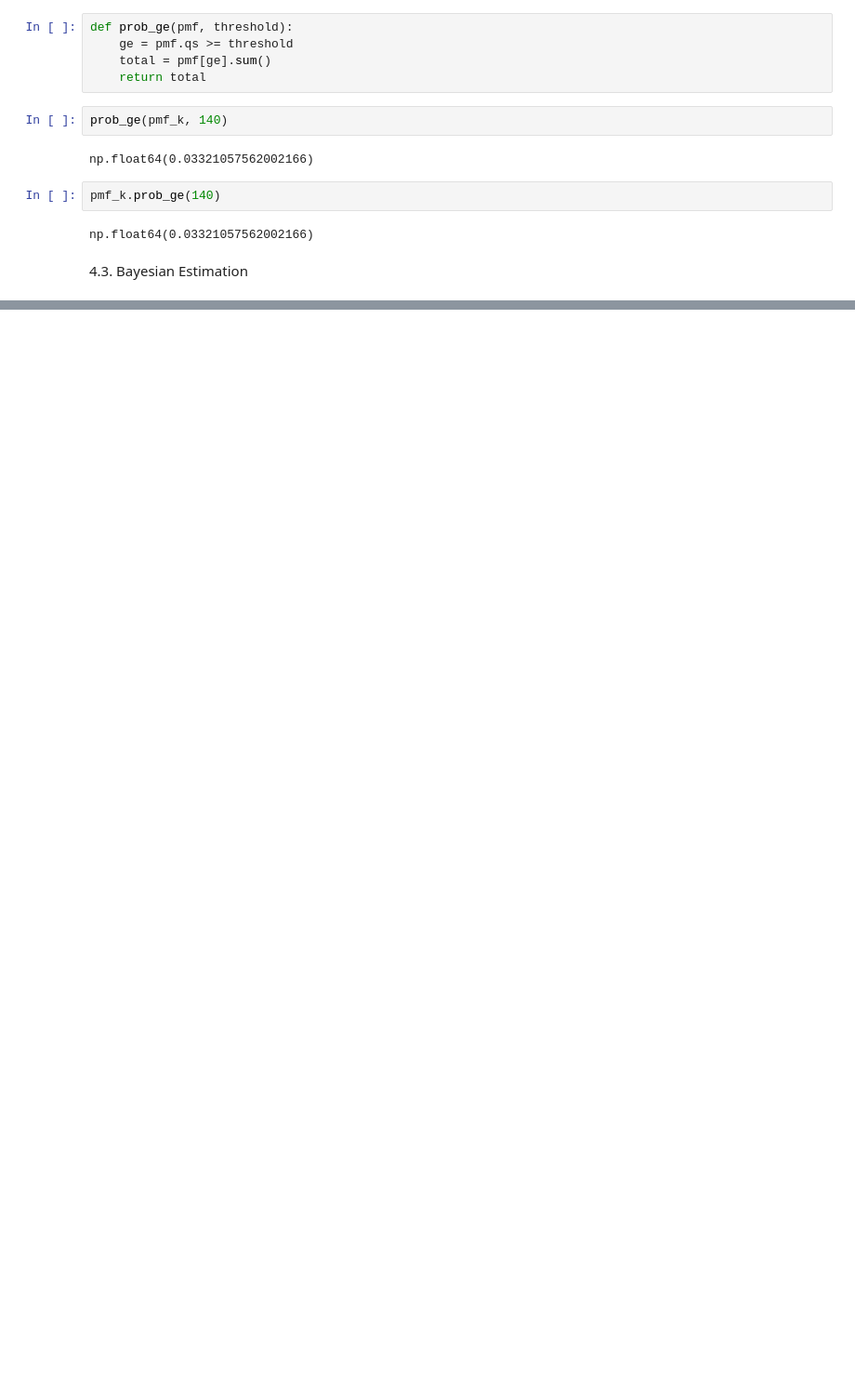
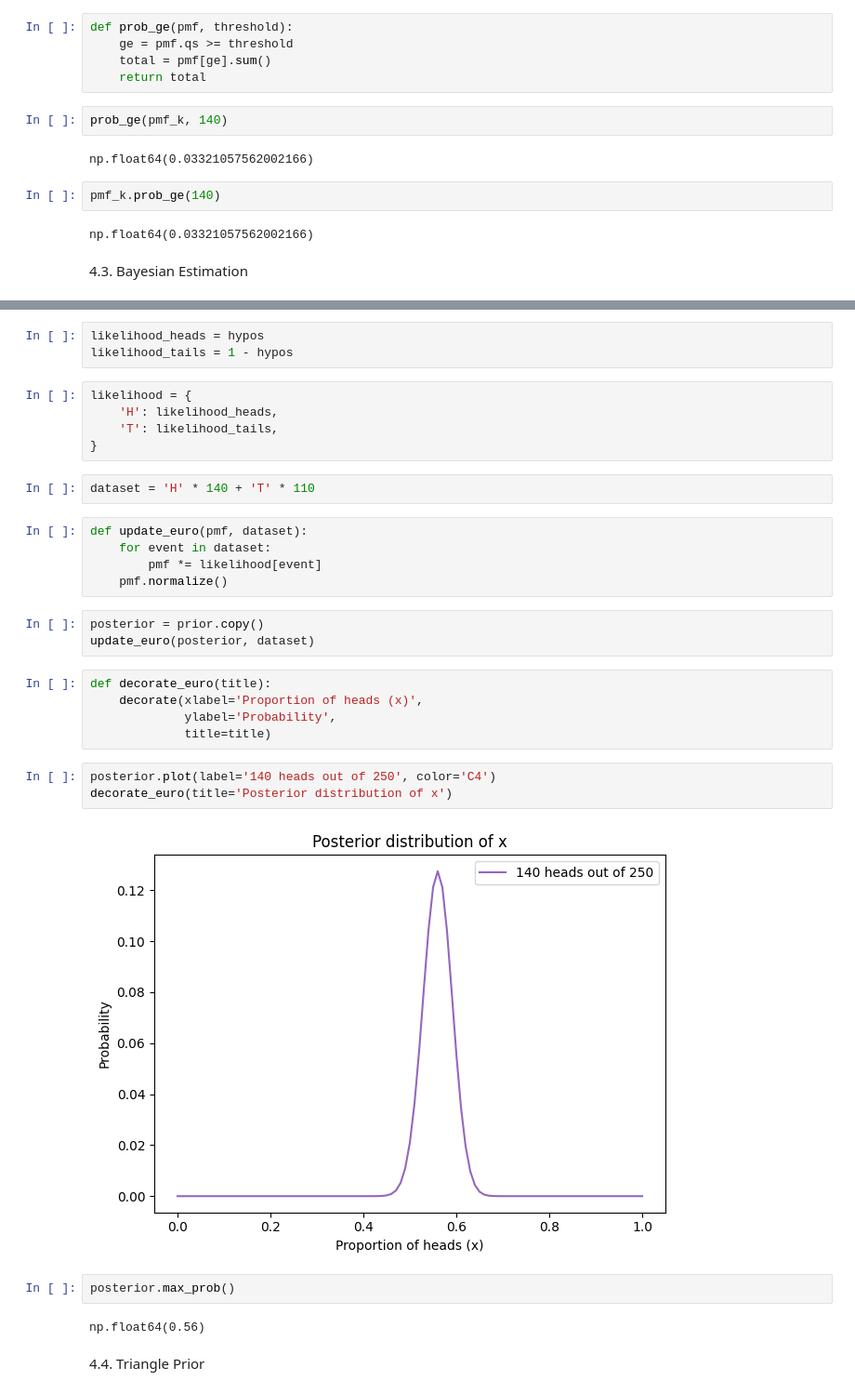
Before and after one commit to jpkatz/stats_practice, a Jupyter notebook: bayes/chapter_04.ipynb, the cells around one changed output, grey strips where cells are left out. Shown: that part at 93% size. Drawn from its saved outputs; the diff is of its cells as text; blank space fills up the shorter version.

```diff
--- a/bayes/chapter_04.ipynb
+++ b/bayes/chapter_04.ipynb
@@ -71,0 +75,34 @@ np.float64(0.03321057562002166)
+# %%
+likelihood_heads = hypos
+likelihood_tails = 1 - hypos
+# %%
+likelihood = {
+    'H': likelihood_heads,
+    'T': likelihood_tails,
+}
+# %%
+dataset = 'H' * 140 + 'T' * 110
+# %%
+def update_euro(pmf, dataset):
+    for event in dataset:
+        pmf *= likelihood[event]
+    pmf.normalize()
+# %%
+posterior = prior.copy()
+update_euro(posterior, dataset)
+# %%
+def decorate_euro(title):
+    decorate(xlabel='Proportion of heads (x)',
+             ylabel='Probability',
+             title=title)
+# %%
+posterior.plot(label='140 heads out of 250', color='C4')
+decorate_euro(title='Posterior distribution of x')
+# %% [output]
+[figure, added]
+# %%
+posterior.max_prob()
+# %% [output]
+np.float64(0.56)
+# %% [markdown]
+4.4. Triangle Prior
```
Also changed, not shown: parts of 8 cells of this notebook, 1 other file.
